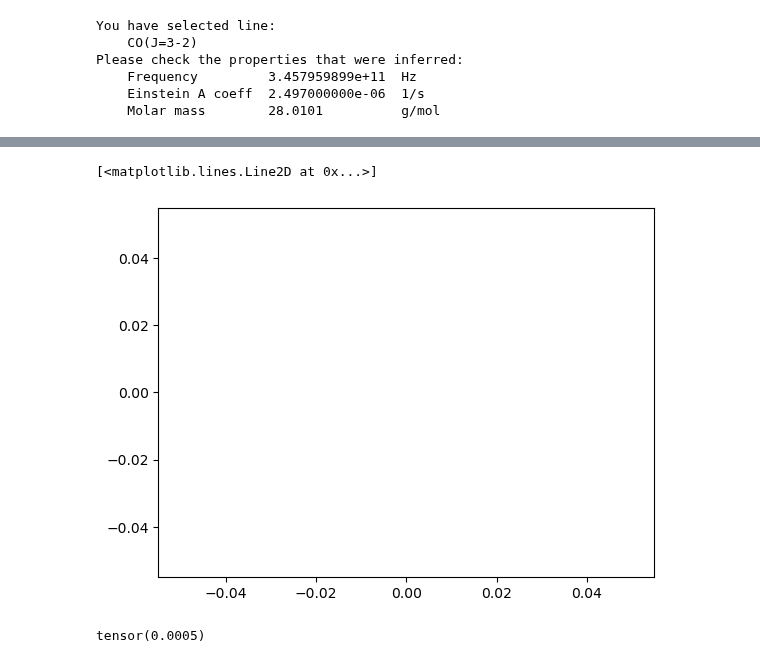
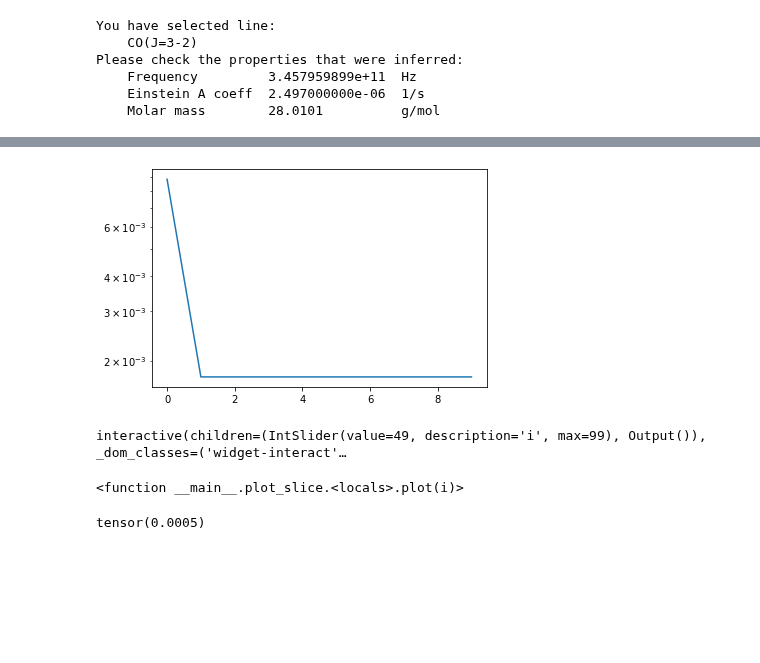
Before and after one commit to Magritte-code/pomme, a Jupyter notebook: docs/examples/simple.ipynb, the cells around one changed output, grey strips where cells are left out. Cells and saved outputs as stored; diff of their text form; code cells hidden in the pictures; blank space fills up the shorter version.

```diff
--- a/docs/examples/simple.ipynb
+++ b/docs/examples/simple.ipynb
@@ -247,3 +265,6 @@ Please check the properties that were inferred:
     Frequency         3.457959899e+11  Hz
     Einstein A coeff  2.497000000e-06  1/s
     Molar mass        28.0101          g/mol
+# %%
+T    = 109.0
+temp = T * torch.ones((1,1,1), dtype=torch.float64)
@@ -249,0 +275,5 @@ Please check the properties that were inferred:
+# %%
+eta, chi = line.LTE_emissivity_and_opacity(temp)
+print(eta)
+print(chi)
+(eta/chi).item()
@@ -277,14 +333,17 @@ from torch.nn import functional
 # %%
 model = TensorModel(
-    var_keys  = ['CO', 'temperature', 'velocity_z'],
+    var_keys  = ['log_CO', 'velocity_z'], #['CO', 'temperature', 'velocity_z'],
     box_sizes = (size_x, size_y, size_z),
     box_shape = box_shape
 )
 
-v_turb = 5.0e+3 # m/s
+v_turb = 1.5e+3 # m/s
 
-model['temperature'].data *= 50
+model['temperature'] = 200 * torch.ones_like(model['log_CO'])
+# model['velocity_z' ] =   0 * torch.ones_like(model['log_CO'])
+
+# model['temperature'].data *= 250
 model['velocity_z' ].data -= 0.5
-model['velocity_z' ].data *= 5000
+model['velocity_z' ].data *= 2000.0
 
-model['CO'         ].data *= 5.0e+18
+# model['CO'         ].data *=
@@ -293,6 +350,6 @@ NameError: name 'TensorModel' is not defined
 # %%
 N_epochs = 10
-lr       = 1.0e-1
+lr       = 1.0e+1
 
 optimizer = Adam(model.parameters(), lr=lr)
 # %%
@@ -317,6 +452,5 @@ losses
 # %%
 plt.plot(losses)
-# plt.yscale('log')
+plt.yscale('log')
 # %% [output]
-[<matplotlib.lines.Line2D at 0x...>]
-[figure, old version]
+[figure, new version]
@@ -323,3 +469,8 @@ plt.plot(losses)
+# %%
+plot_slice(co)
+# %% [output]
+interactive(children=(IntSlider(value=49, description='i', max=99), Output()), _dom_classes=('widget-interact'…
+<function __main__.plot_slice.<locals>.plot(i)>
 # %%
 tau.data.min()
 # %% [output]
```
Also changed, not shown: parts of 26 cells of this notebook, 7 other files.
